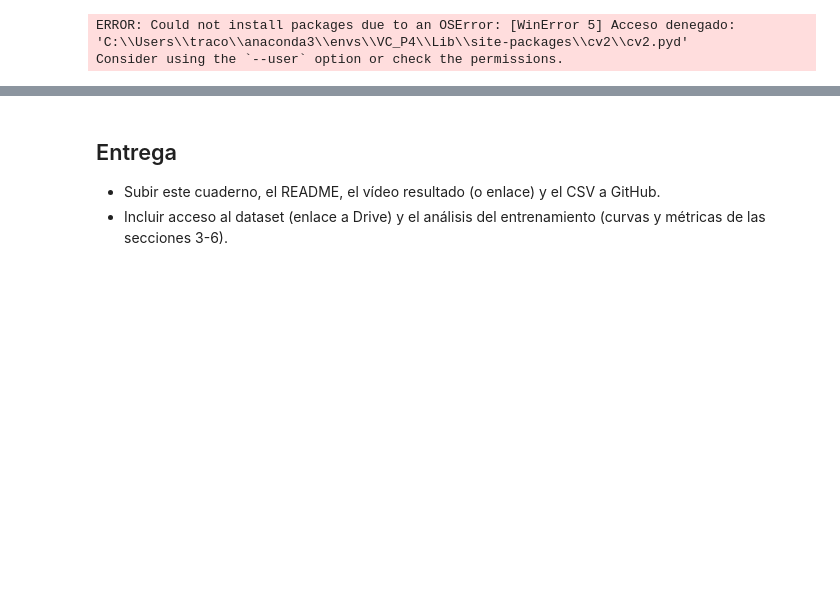
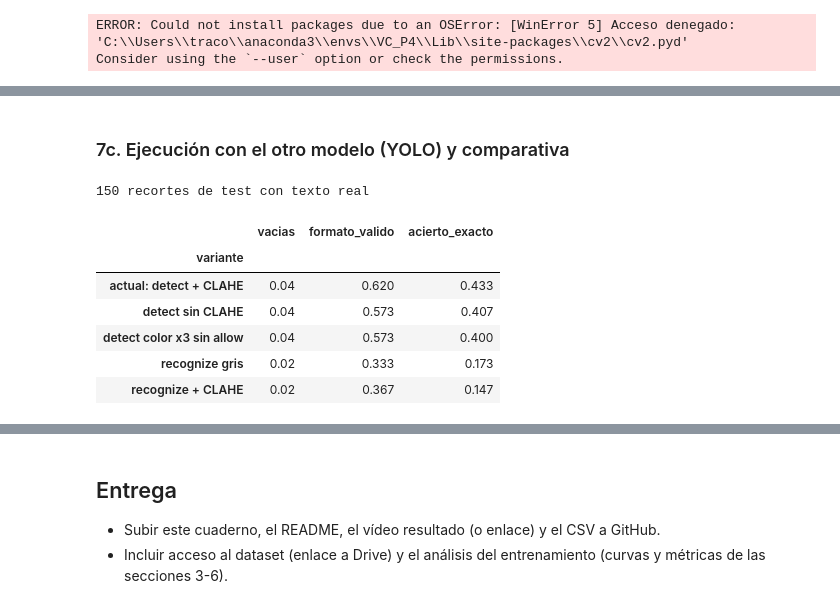
Before and after one commit to Eloxx7/VCP4, a Jupyter notebook: VC_P4_local.ipynb, the cells around one changed output, grey strips where cells are left out. Saved outputs shown, nothing was run; the diff lists cells and outputs as text; code cells hidden in the pictures; blank space fills up the shorter version.

```diff
--- a/VC_P4_local.ipynb
+++ b/VC_P4_local.ipynb
@@ -648,0 +849,2 @@ Con texto válido: {341: 'O0517M', 626: '1038WYV', 678: 'S1616I'}
+# %% [markdown]
+### 7c. Ejecución con el otro modelo (YOLO) y comparativa
@@ -648,0 +858,64 @@ Con texto válido: {341: 'O0517M', 626: '1038WYV', 678: 'S1616I'}
+# %%
+import re, json, random, numpy as np, cv2
+from pathlib import Path
+
+test_imgs = {p.stem: p for p in Path(f'{DATASET}/test/images').iterdir()}
+samples = []
+for jp in Path(ANN_DIR).rglob('*.json'):
+    st = jp.stem if jp.stem in test_imgs else Path(jp.stem).stem
+    if st not in test_imgs: continue
+    img = None
+    for o in json.loads(jp.read_text(encoding='utf-8')):
+        gt = re.sub(r'[^A-Z0-9]', '', str(o.get('plate', '')).upper())
+        if gt in ('', 'NONE'): continue
+        if img is None:
+            img = cv2.imread(str(test_imgs[st])); H, W = img.shape[:2]
+        cx, cy, w, h = o['rectangle']
+        x1, y1, x2, y2 = int((cx-w/2)*W), int((cy-h/2)*H), int((cx+w/2)*W), int((cy+h/2)*H)
+        if x2 - x1 < 45: continue                  # mismo umbral que el pipeline
+        samples.append((img[max(y1, 0):y2, max(x1, 0):x2].copy(), gt))
+random.seed(0); random.shuffle(samples); samples = samples[:150]
+print(len(samples), 'recortes de test con texto real')
+
+def prep(c, clahe=True, scale=3):
+    g = cv2.cvtColor(c, cv2.COLOR_BGR2GRAY)
+    g = cv2.resize(g, None, fx=scale, fy=scale, interpolation=cv2.INTER_CUBIC)
+    g = cv2.copyMakeBorder(g, 10, 10, 10, 10, cv2.BORDER_REPLICATE)
+    return cv2.createCLAHE(2.0, (4, 4)).apply(g) if clahe else g
+
+def read_detect(img, allow=None):
+    return ''.join(reader.readtext(img, allowlist=allow, detail=0))
+
+def read_recog(img, allow=ALLOW):
+    h, w = img.shape[:2]
+    return ''.join(reader.recognize(img, horizontal_list=[[0, w, 0, h]], free_list=[],
+                                    allowlist=allow, detail=0))
+
+variantes = {
+    'actual: detect + CLAHE':      lambda c: read_detect(prep(c, True), ALLOW),
+    'detect sin CLAHE':            lambda c: read_detect(prep(c, False), ALLOW),
+    'detect color x3 sin allow':   lambda c: read_detect(cv2.resize(c, None, fx=3, fy=3, interpolation=cv2.INTER_CUBIC)),
+    'recognize gris':              lambda c: read_recog(prep(c, False)),
+    'recognize + CLAHE':           lambda c: read_recog(prep(c, True)),
+}
+
+filas = []
+for nombre, fn in variantes.items():
+    vacio = exacto = valido = 0
+    for crop, gt in samples:
+        raw = re.sub(r'[^A-Z0-9]', '', fn(crop).upper())
+        vacio += (raw == '')
+        valido += (parse_plate(raw) != '')
+        exacto += (parse_plate(raw) == gt)
+    n = len(samples)
+    filas.append(dict(variante=nombre, vacias=vacio/n, formato_valido=valido/n, acierto_exacto=exacto/n))
+pd.DataFrame(filas).set_index('variante').round(3)
+# %% [output]
+150 recortes de test con texto real
+|  | vacias | formato_valido | acierto_exacto |
+| variante |  |  |  |
+| actual: detect + CLAHE | 0.04 | 0.620 | 0.433 |
+| detect sin CLAHE | 0.04 | 0.573 | 0.407 |
+| detect color x3 sin allow | 0.04 | 0.573 | 0.400 |
+| recognize gris | 0.02 | 0.333 | 0.173 |
+| recognize + CLAHE | 0.02 | 0.367 | 0.147 |
```
Also changed, not shown: parts of 12 cells of this notebook.
